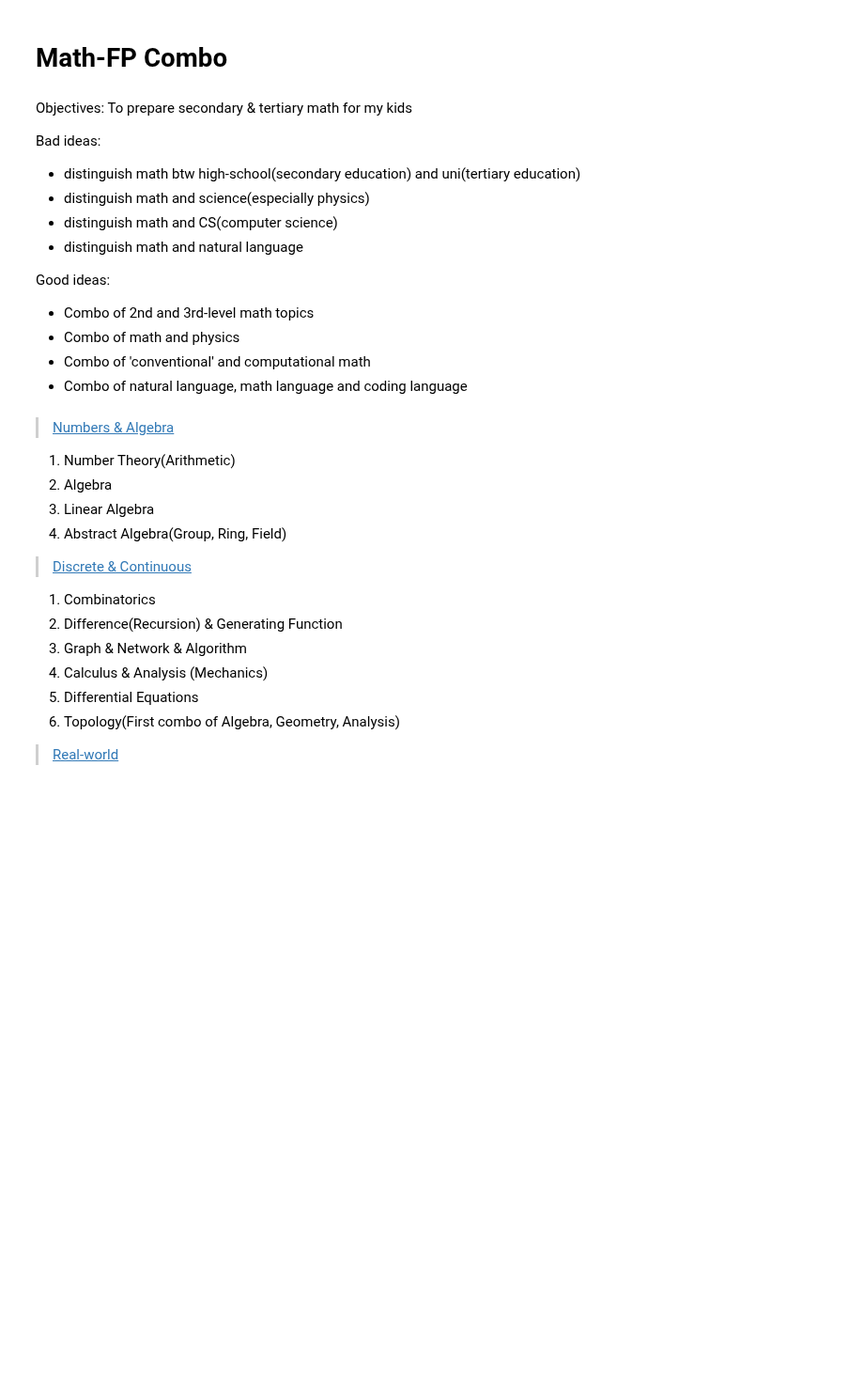
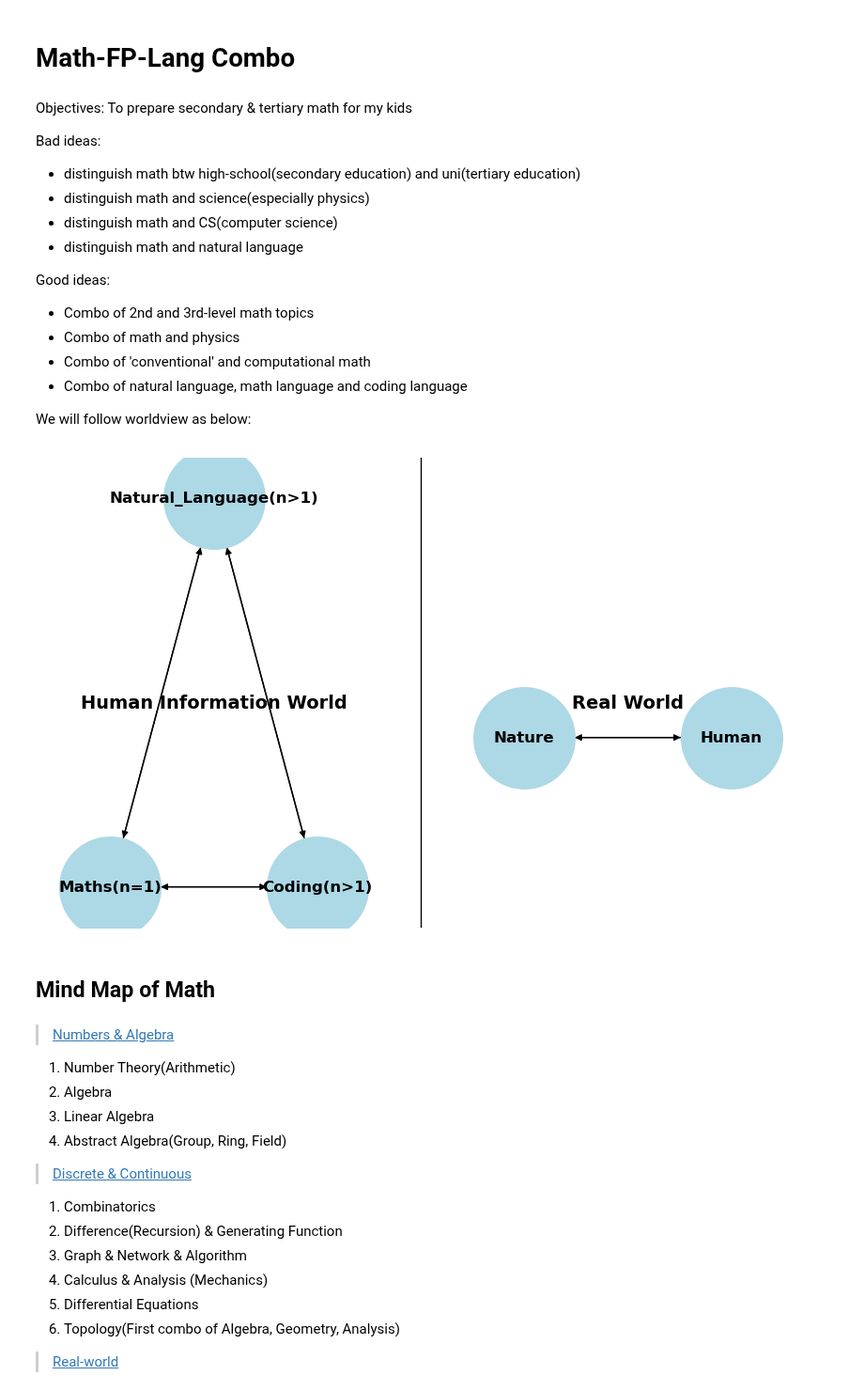
Before and after one commit to tomctang/10pe, a Jupyter notebook: 00intro_math.ipynb, the cells around one changed output. Shown at 94% size. Saved outputs shown, nothing was run; the diff lists cells and outputs as text; code cells hidden in the pictures; blank space fills up the shorter version.

```diff
--- a/00intro_math.ipynb
+++ b/00intro_math.ipynb
@@ -1,5 +1,5 @@
 # %% [markdown]
-# Math-FP Combo
+# Math-FP-Lang Combo
 # %% [markdown]
 Objectives: To prepare secondary & tertiary math for my kids
 
@@ -14,6 +14,37 @@ Good ideas:
 - Combo of math and physics
 - Combo of 'conventional' and computational math
 - Combo of natural language, math language and coding language
+
+We will follow worldview as below:
+# %%
+# Draw Two-Worlds
+import networkx as nx
+import matplotlib.pyplot as plt
+
+G = nx.DiGraph()
+edges_left = [("Coding(n>1)", "Maths(n=1)"), ("Maths(n=1)", "Natural_Language(n>1)"), ("Natural_Language(n>1)", "Coding(n>1)"),
+            ("Maths(n=1)", "Coding(n>1)"), ("Natural_Language(n>1)","Maths(n=1)"), ("Coding(n>1)", "Natural_Language(n>1)")]
+edges_right = [("Nature","Human"),("Human","Nature")]
+G.add_edges_from(edges_left)
+G.add_edges_from(edges_right)
+
+# Define node positions manually
+pos = {"Coding(n>1)": (-1, -0.6), "Maths(n=1)": (-3, -0.6), "Natural_Language(n>1)": (-2, 0.7),
+        "Nature": (1, -0.1), "Human": (3, -0.1), }
+pos["Human Information World"] = (-2, 2)
+pos["Real World"] = (3, 2)
+
+# Draw the graph
+plt.figure(figsize=(8, 5))
+nx.draw(G, pos, with_labels=True, node_size=6000, node_color="lightblue", edge_color="black", font_size=12, font_weight="bold")
+plt.text(-2, 0, "Human Information World", fontsize=14, ha="center", fontweight="bold") # Add titles
+plt.text(2, 0, "Real World", fontsize=14, ha="center", fontweight="bold")
+plt.axvline(x=0, color="black", linestyle="-", linewidth=1) # Draw a vertical line
+plt.show()
+# %% [output]
+[figure, added]
+# %% [markdown]
+## Mind Map of Math
 # %% [markdown]
 > [Numbers & Algebra](../10pe/01number_algebra.ipynb)
 1. Number Theory(Arithmetic)
```
Also changed, not shown: parts of 1 cell of this notebook, 6 other files.
